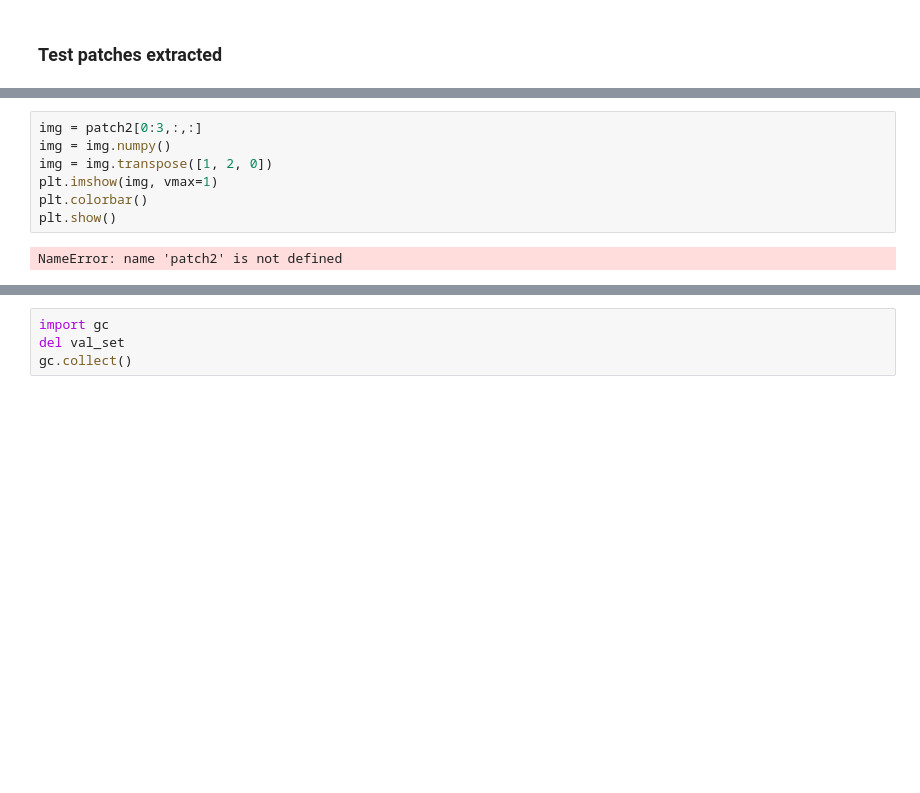
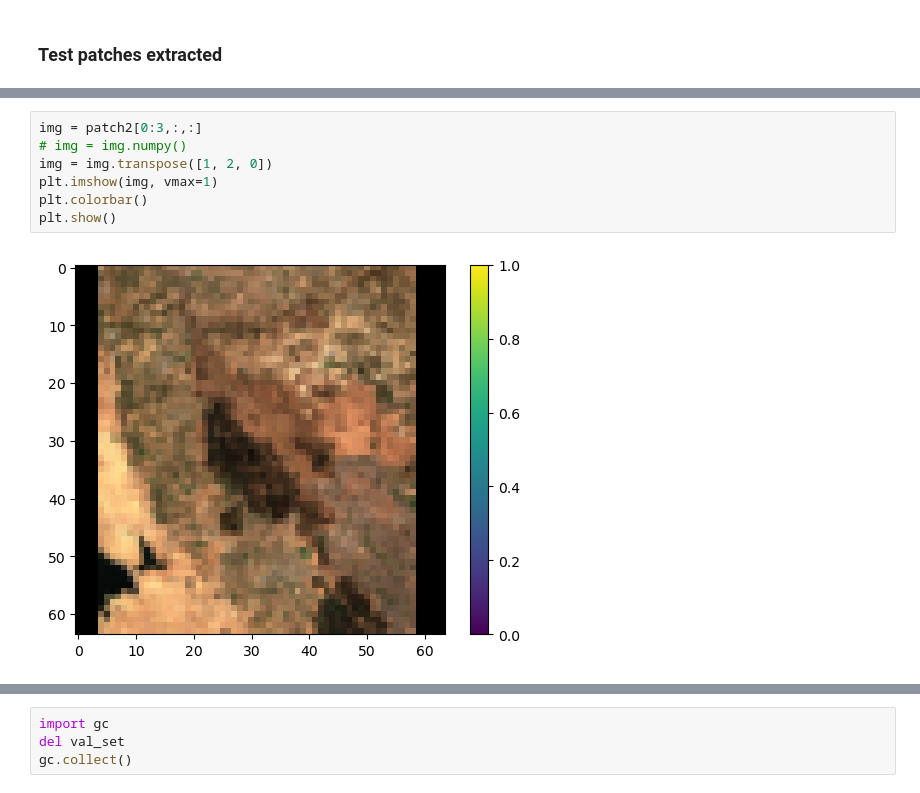
Before and after one commit to ando-shah/sdm-geolifeCLEF, a Jupyter notebook: zarr_dataset.ipynb, the cells around one changed output, grey strips where cells are left out. Saved outputs shown, nothing was run; the diff lists cells and outputs as text; blank space fills up the shorter version.

```diff
--- a/zarr_dataset.ipynb
+++ b/zarr_dataset.ipynb
@@ -491,10 +494,10 @@ Processing Raster file for  sndppt
 # %%
 img = patch2[0:3,:,:]
-img = img.numpy()
+# img = img.numpy()
 img = img.transpose([1, 2, 0])
 plt.imshow(img, vmax=1)
 plt.colorbar()
 plt.show()
 # %% [output]
-NameError: name 'patch2' is not defined
+[figure, added]
 # %%
```
Also changed, not shown: parts of 15 cells of this notebook, 2 other files.
